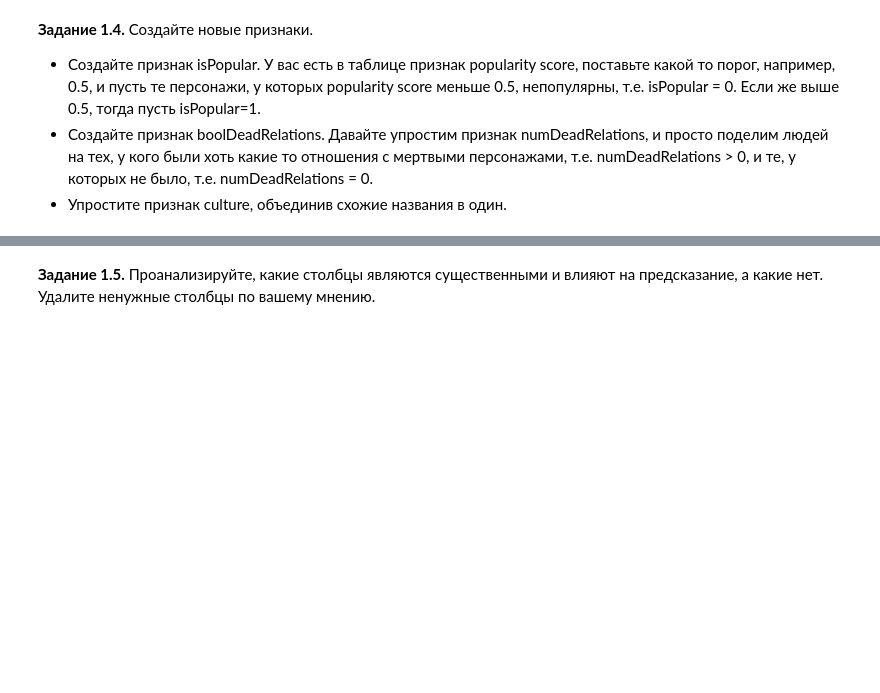
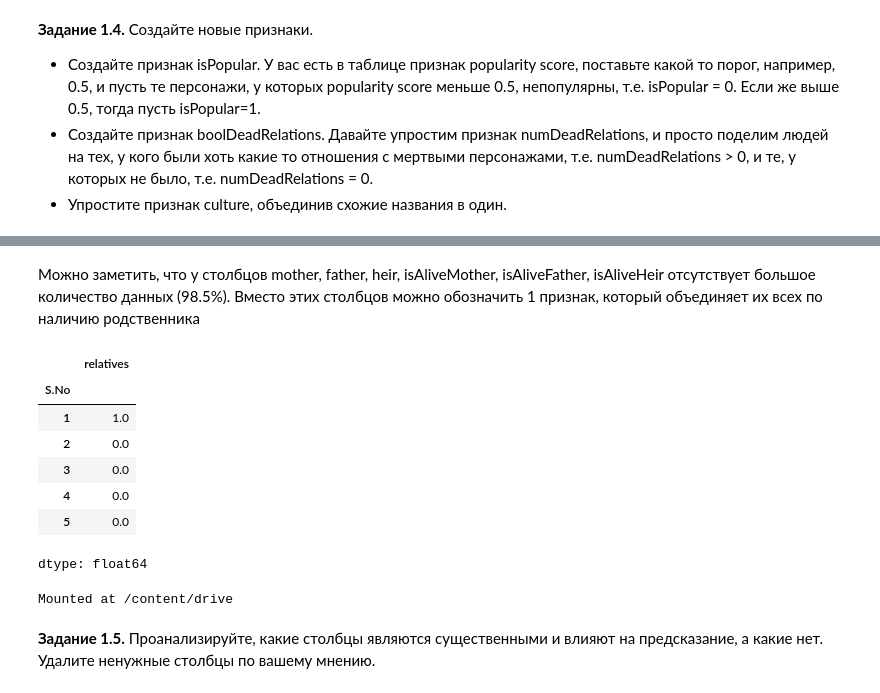
Before and after one commit to episode16/Py, a Jupyter notebook: DLS_mipt/game_of_thrones_hw1/hw_1_game_of_thrones_ipynb.ipynb, the cells around one changed output, grey strips where cells are left out. Cells and saved outputs as stored; diff of their text form; code cells hidden in the pictures; blank space fills up the shorter version.

```diff
--- a/DLS_mipt/game_of_thrones_hw1/hw_1_game_of_thrones_ipynb.ipynb
+++ b/DLS_mipt/game_of_thrones_hw1/hw_1_game_of_thrones_ipynb.ipynb
@@ -198,0 +222,10 @@ dtype: int64
+# %%
+columns = df.columns
+column_del = []
+for column in columns:
+  na_percentage = round((df[column].isna().sum() / len(df[column])) * 100, 3)
+  print(f'{na_percentage} % пропущенных данных у признака {column}')
+  if na_percentage > 98: # добавляем поля, где отсутствуют данные более чем 98%
+    column_del.append(column)
+
+column_del
@@ -199,3 +251,25 @@ dtype: int64
+# %% [markdown]
+Можно заметить, что у столбцов mother, father, heir, isAliveMother, isAliveFather, isAliveHeir отсутствует большое количество данных (98.5%). Вместо этих столбцов можно обозначить 1 признак, который объединяет их всех по наличию родственника
+# %%
+for field in column_del:
+  df.loc[(df[field].isnull()), ['relatives']] = 0
+df.loc[(df[field].notnull()), ['relatives']] = 1
+df.drop(columns=column_del)
+df['relatives'].head()
+# %% [output]
+|  | relatives |
+| S.No |  |
+| 1 | 1.0 |
+| 2 | 0.0 |
+| 3 | 0.0 |
+| 4 | 0.0 |
+| 5 | 0.0 |
+dtype: float64
+# %%
+from google.colab import drive
+drive.mount('/content/drive')
+# %% [output]
+Mounted at /content/drive
 # %% [markdown]
 **Задание 1.5.** Проанализируйте, какие столбцы являются существенными и влияют на предсказание, а какие нет. Удалите ненужные столбцы по вашему мнению.
 # %%
```
Also changed, not shown: parts of 6 cells of this notebook.
